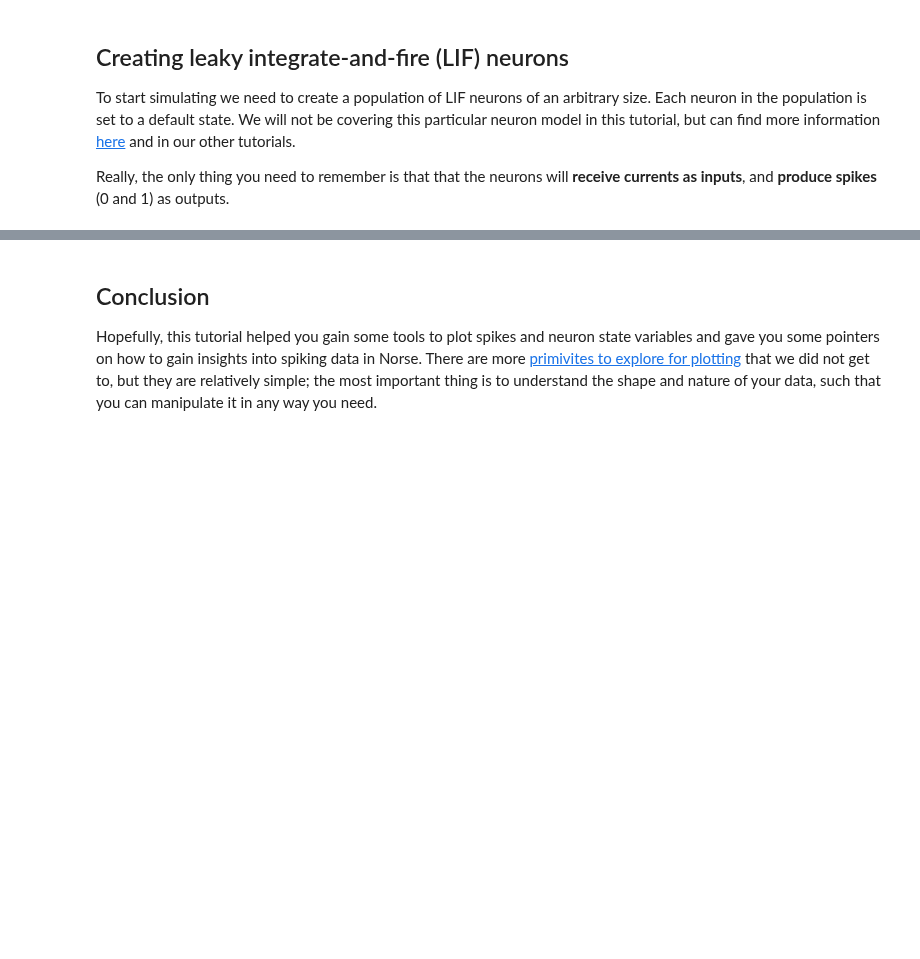
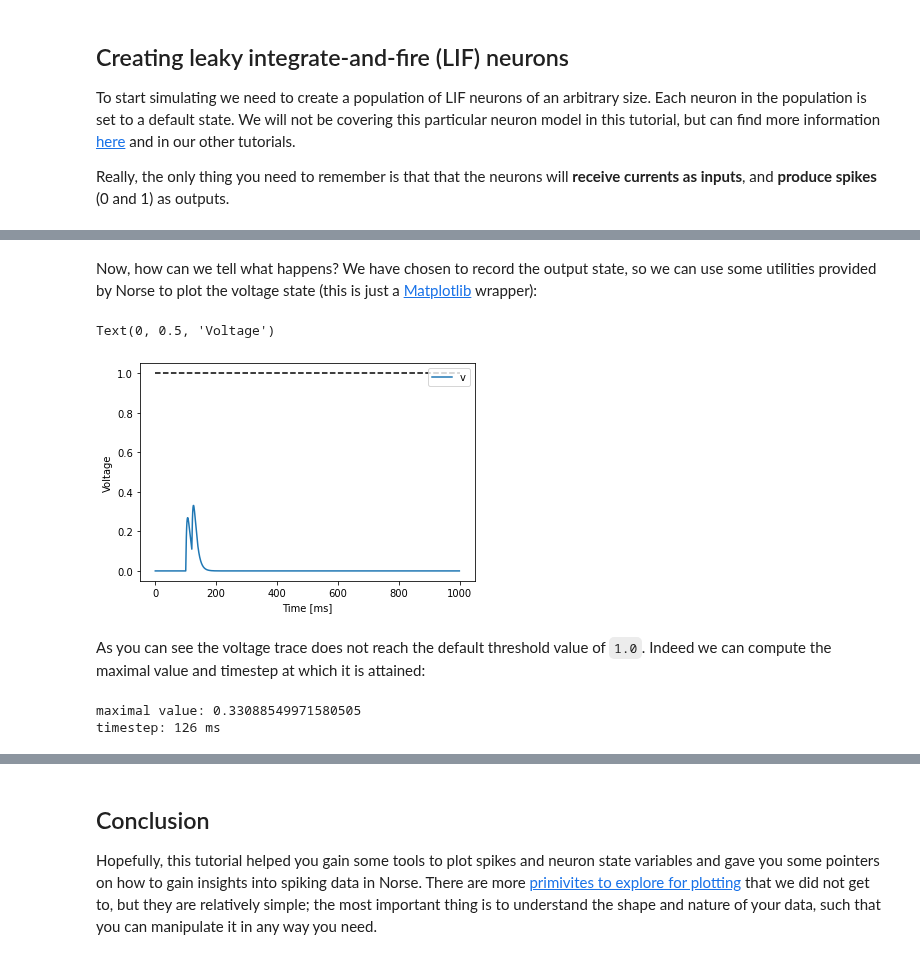
Before and after one commit to norse/notebooks, a Jupyter notebook: intro_plotting.ipynb, the cells around one changed output, grey strips where cells are left out. Cells and saved outputs as stored; diff of their text form; code cells hidden in the pictures; blank space fills up the shorter version.

Commit message:
intro to plotting

````diff
--- a/intro_plotting.ipynb
+++ b/intro_plotting.ipynb
@@ -157,0 +40,28 @@ Neuron 8, however is rapidly firing throughout.
+# %%
+data = torch.zeros(1000, 1)
+data[100] = 1.0 # inject input spike at 100 ms
+data[120] = 1.0 # and at 120 ms
+output, states = lif(data)
+# %% [markdown]
+Now, how can we tell what happens? We have chosen to record the output state, so we can use some utilities provided by Norse to plot the voltage state (this is just a [Matplotlib](https://matplotlib.org/) wrapper):
+# %%
+from norse.torch.utils.plot import plot_neuron_states
+
+ax = plot_neuron_states(states, "v")
+ax.hlines(y=1.0, xmin=0.0, xmax=1000, linestyle='--', color='k')
+ax.set_xlabel('Time [ms]')
+ax.set_ylabel('Voltage')
+# %% [output]
+Text(0, 0.5, 'Voltage')
+[figure, added]
+# %% [markdown]
+As you can see the voltage trace does not reach the default threshold value of ```1.0```. Indeed we can compute the maximal value and timestep at which it is attained:
+# %%
+voltages = torch.stack([s.v for s in states])
+max_voltage = torch.max(voltages)
+print(f"""maximal value: {max_voltage}
+timestep: {torch.argmax(voltages)} ms
+""")
+# %% [output]
+maximal value: 0.33088549971580505
+timestep: 126 ms
````
Also changed, not shown: parts of 44 cells of this notebook.
